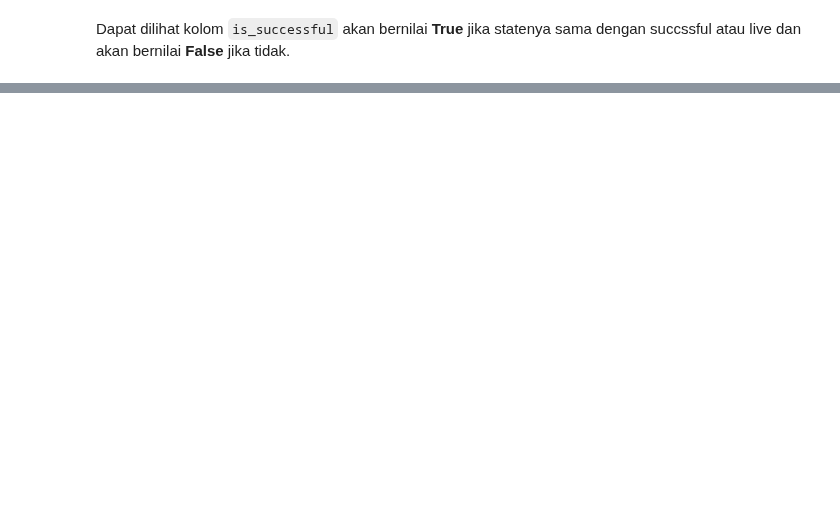
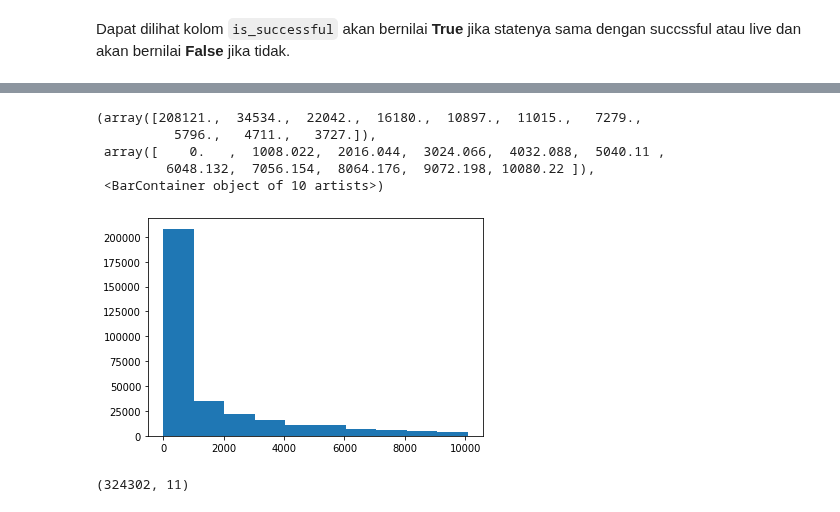
Before and after one commit to Penzragon/h8dsft_P0W3, a Jupyter notebook: script.ipynb, the cells around one changed output, grey strips where cells are left out. Saved outputs shown, nothing was run; the diff lists cells and outputs as text; code cells hidden in the pictures; blank space fills up the shorter version.

```diff
--- a/script.ipynb
+++ b/script.ipynb
@@ -284,0 +316,13 @@ Dapat dilihat kolom `is_successful` akan bernilai **True** jika statenya sama de
+# %%
+plt.hist(projects_no_outlier.pledged)
+# %% [output]
+(array([208121.,  34534.,  22042.,  16180.,  10897.,  11015.,   7279.,
+          5796.,   4711.,   3727.]),
+ array([    0.   ,  1008.022,  2016.044,  3024.066,  4032.088,  5040.11 ,
+         6048.132,  7056.154,  8064.176,  9072.198, 10080.22 ]),
+ <BarContainer object of 10 artists>)
+[figure, added]
+# %%
+projects_no_outlier.shape
+# %% [output]
+(324302, 11)
```
Also changed, not shown: parts of 12 cells of this notebook.
